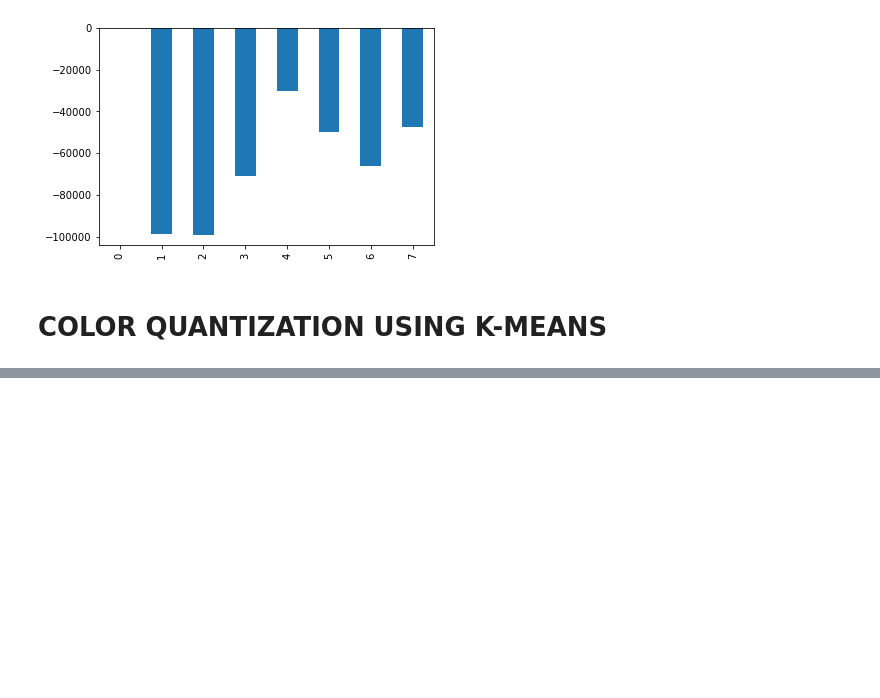
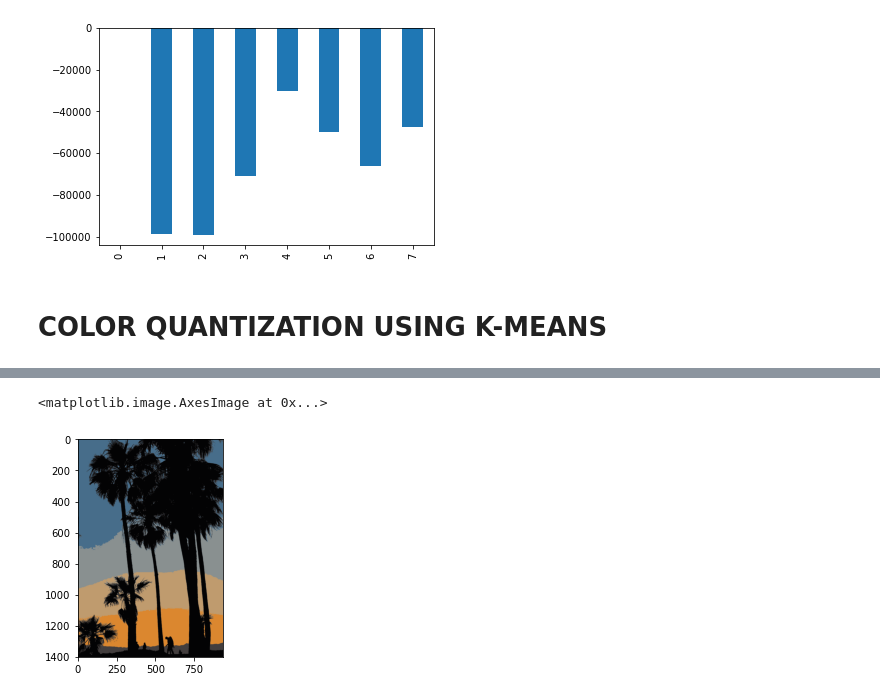
Before and after one commit to ravi0531rp/DataScienceComplete, a Jupyter notebook: Data_Science_ML_Based/016. K-Means Clustering.ipynb, the cells around one changed output, grey strips where cells are left out. Drawn from its saved outputs; the diff is of its cells as text; code cells hidden in the pictures; blank space fills up the shorter version.

```diff
--- a/Data_Science_ML_Based/016. K-Means Clustering.ipynb
+++ b/Data_Science_ML_Based/016. K-Means Clustering.ipynb
@@ -333,0 +383,3 @@ pd.Series(ssd).diff().plot(kind='bar')
+# %%
+rgb_codes = np.round(model.cluster_centers_).astype(np.uint8)
+rgb_codes
@@ -333,0 +427,5 @@ pd.Series(ssd).diff().plot(kind='bar')
+# %%
+plt.imshow(rgb_codes[labels].reshape(h,w,c))
+# %% [output]
+<matplotlib.image.AxesImage at 0x...>
+[figure, added]
```
Also changed, not shown: parts of 18 cells of this notebook.
